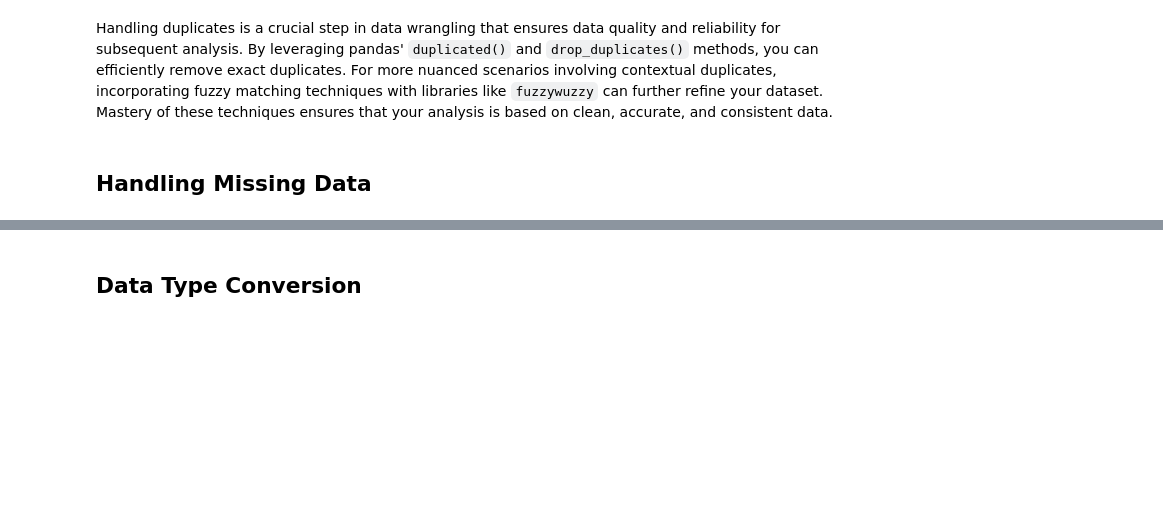
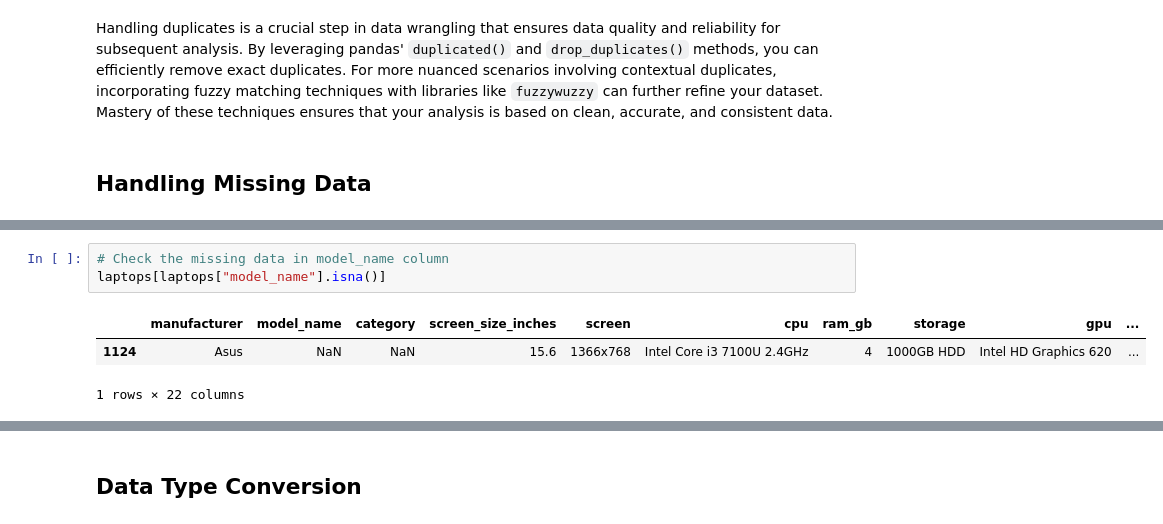
Before and after one commit to ervinstrmcnik/python-data-analytics, a Jupyter notebook: Part_05_Data_Wrangling_With_Pandas/Data_Wrangling_With_Pandas.ipynb, the cells around one changed output, grey strips where cells are left out. Drawn from its saved outputs; the diff is of its cells as text; blank space fills up the shorter version.

```diff
--- a/Part_05_Data_Wrangling_With_Pandas/Data_Wrangling_With_Pandas.ipynb
+++ b/Part_05_Data_Wrangling_With_Pandas/Data_Wrangling_With_Pandas.ipynb
@@ -841,0 +899,7 @@ https://jakevdp.github.io/PythonDataScienceHandbook/03.04-missing-values.html
+# %%
+# Check the missing data in model_name column
+laptops[laptops["model_name"].isna()]
+# %% [output]
+|  | manufacturer | model_name | category | screen_size_inches | screen | cpu | ram_gb | storage | gpu | ... |
+| 1124 | Asus | NaN | NaN | 15.6 | 1366x768 | Intel Core i3 7100U 2.4GHz | 4 | 1000GB HDD | Intel HD Graphics 620 | ... |
+1 rows × 22 columns
```
Also changed, not shown: parts of 48 cells of this notebook, 3 other files.
